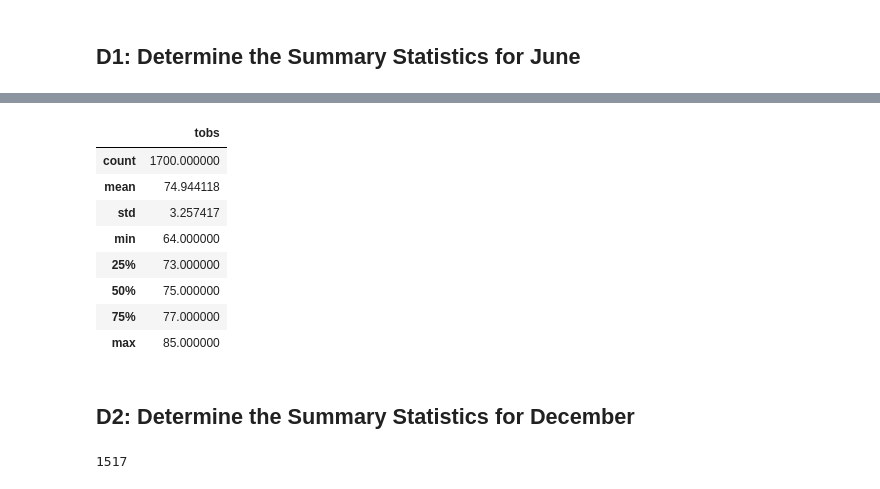
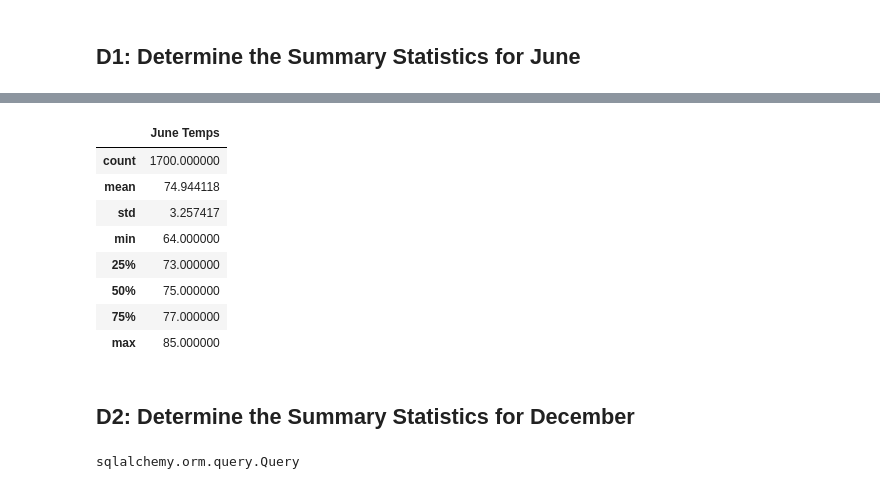
Before and after one commit to echoqshen/surfs_up, a Jupyter notebook: SurfsUp_Challenge.ipynb, the cells around one changed output, grey strips where cells are left out. Drawn from its saved outputs; the diff is of its cells as text; code cells hidden in the pictures.

```diff
--- a/SurfsUp_Challenge.ipynb
+++ b/SurfsUp_Challenge.ipynb
@@ -38,4 +41,6 @@ list
 # %%
 #  3. Convert the June temperatures to a list.
-results
+June_results = session.query(Measurement.date, Measurement.tobs).\
+    filter(extract('month', Measurement.date)==6).all()
+print(June_results)
 # %% [output]
@@ -59,12 +48,12 @@ results
 # %%
 # 4. Create a DataFrame from the list of temperatures for the month of June.
-df = pd.DataFrame(results, columns=['date','tobs'])
-df.set_index(df['date'], inplace=True)
+June_df = pd.DataFrame(June_results, columns=['date', 'June Temps'])
+June_df.set_index(June_df['date'], inplace=True)
 # %%
 # 5. Calculate and print out the summary statistics for the June temperature DataFrame.
-df.describe()
+June_df.describe()
 # %% [output]
-|  | tobs |
+|  | June Temps |
 | count | 1700.000000 |
 | mean | 74.944118 |
 | std | 3.257417 |
@@ -77,10 +66,10 @@ df.describe()
 ## D2: Determine the Summary Statistics for December
 # %%
 # 6. Write a query that filters the Measurement table to retrieve the temperatures for the month of December.
-results = []
-results = session.query(Measurement.date, Measurement.tobs).filter(extract('month', Measurement.date) == 12).all()
-len(results)
+Dec_results = session.query(Measurement.date, Measurement.tobs).\
+    filter(extract('month', Measurement.date)==12)
+type(Dec_results)
 # %% [output]
-1517
+sqlalchemy.orm.query.Query
 # %%
 # 7. Convert the December temperatures to a list.
```
Also changed, not shown: parts of 9 cells of this notebook.
